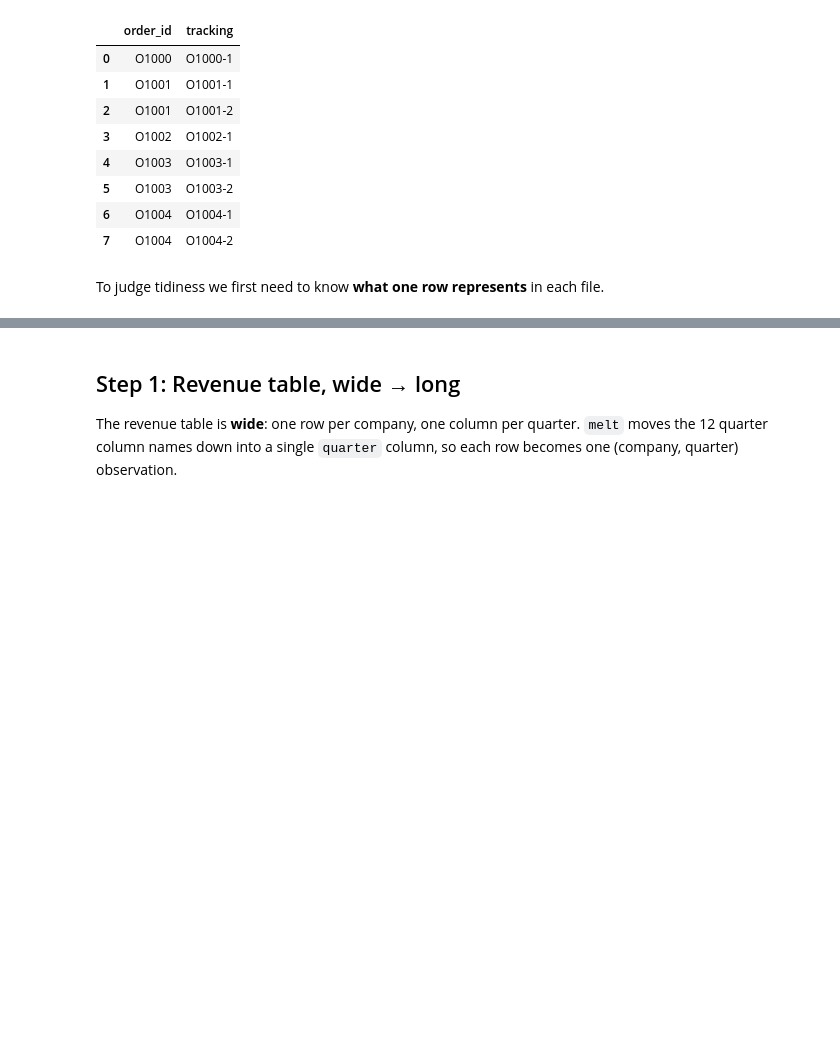
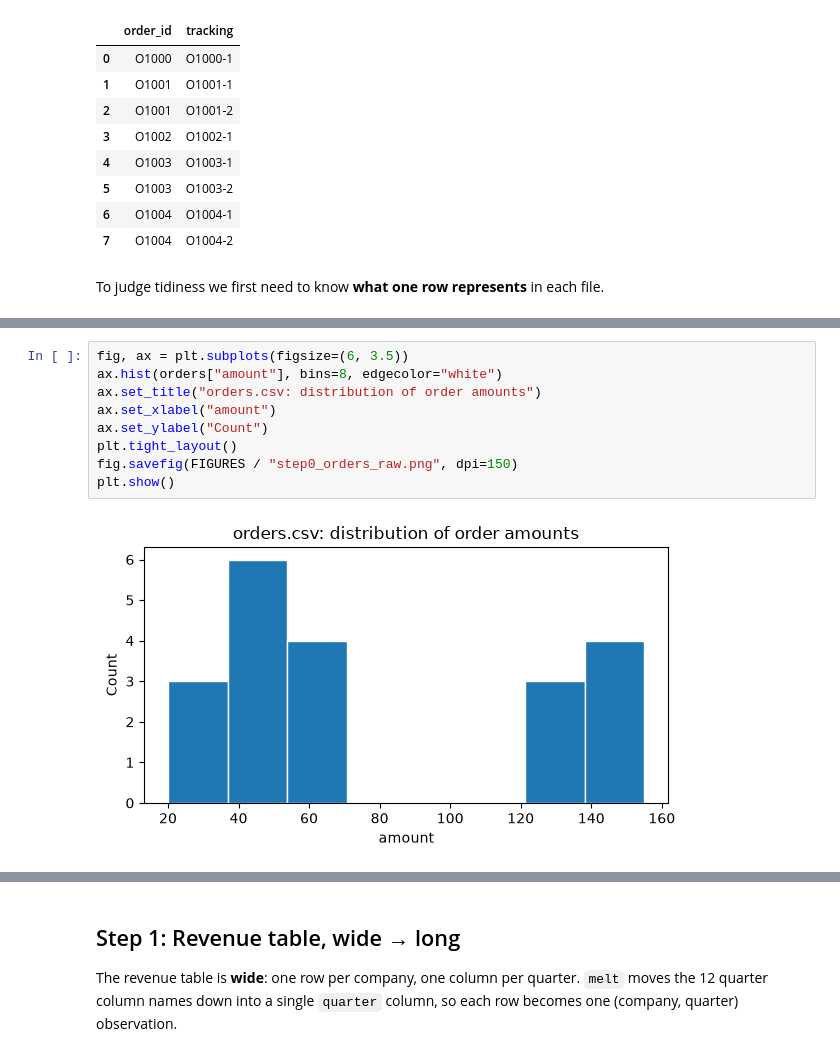
Before and after one commit to walidelnozahy/ds5110-hw2, a Jupyter notebook: hw2.ipynb, the cells around one changed output, grey strips where cells are left out. Saved outputs shown, nothing was run; the diff lists cells and outputs as text; blank space fills up the shorter version.

```diff
--- a/hw2.ipynb
+++ b/hw2.ipynb
@@ -126,0 +127,11 @@ plt.show()
+# %%
+fig, ax = plt.subplots(figsize=(6, 3.5))
+ax.hist(orders["amount"], bins=8, edgecolor="white")
+ax.set_title("orders.csv: distribution of order amounts")
+ax.set_xlabel("amount")
+ax.set_ylabel("Count")
+plt.tight_layout()
+fig.savefig(FIGURES / "step0_orders_raw.png", dpi=150)
+plt.show()
+# %% [output]
+[figure, added]
```
Also changed, not shown: parts of 28 cells of this notebook, 7 other files.
